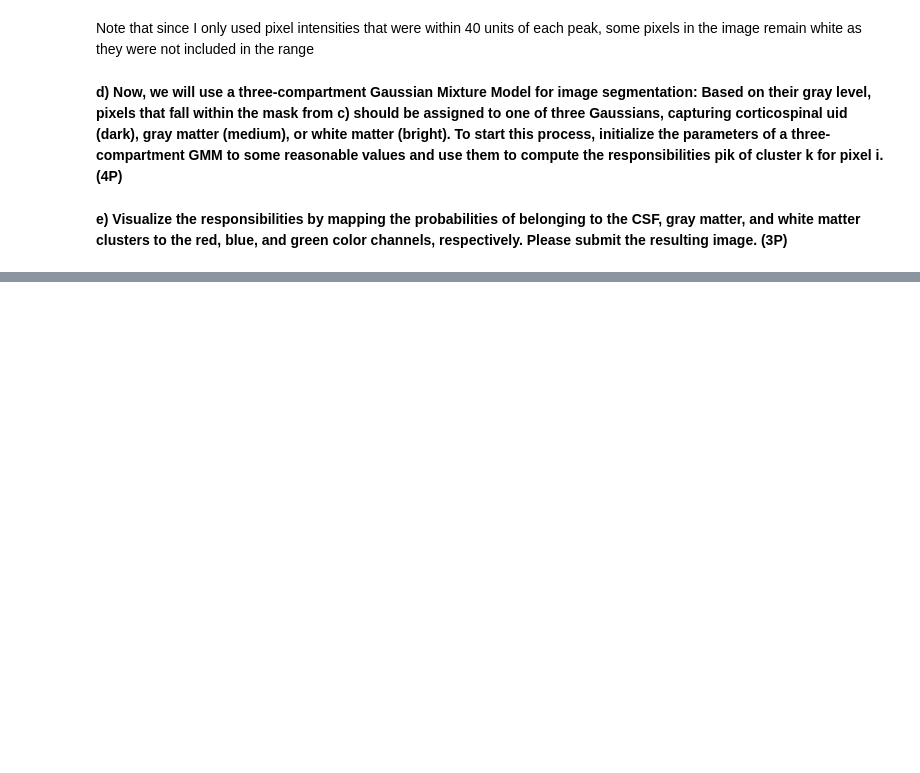
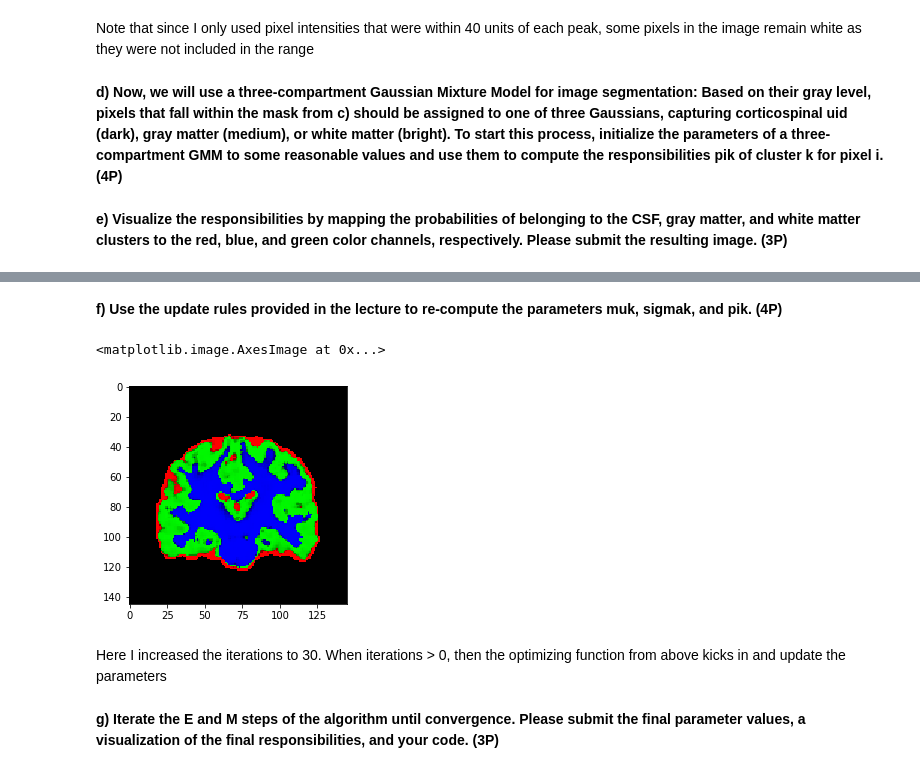
Before and after one commit to brucetony/VisComp, a Jupyter notebook: vclsi-4_Clustering-and-Img-Segmentation/vclsi-4-Schultz-Ibarra.ipynb, the cells around one changed output, grey strips where cells are left out. Cells and saved outputs as stored; diff of their text form; code cells hidden in the pictures; blank space fills up the shorter version.

```diff
--- a/vclsi-4_Clustering-and-Img-Segmentation/vclsi-4-Schultz-Ibarra.ipynb
+++ b/vclsi-4_Clustering-and-Img-Segmentation/vclsi-4-Schultz-Ibarra.ipynb
@@ -163,0 +261,31 @@ Image('GMM_image.png')
+# %% [markdown]
+**f) Use the update rules provided in the lecture to re-compute the parameters muk, sigmak, and pik. (4P)**
+# %%
+# Using my homemade GMM algorithm until convergence
+iter = 30
+mix_coeff, sigma, means, responsibilities = GMM_convergence(gmm_data, 3, iterations=iter, means_init=points_init)
+
+cluster_predictions = [np.argmax(sample) for sample in responsibilities]
+cluster_probabilities = [np.amax(sample) for sample in responsibilities]
+
+# Create masks for CSF, gray/white matter then assign them color layers
+csf_mask = pixel_cluster_matcher(binary_mask, cluster_predictions, 0)
+gray_mask = pixel_cluster_matcher(binary_mask, cluster_predictions, 1)
+white_mask = pixel_cluster_matcher(binary_mask, cluster_predictions, 2)
+
+gmm_img[csf_mask] = [255, 0, 0]
+gmm_img[gray_mask] = [0, 255, 0]
+gmm_img[white_mask] = [0, 0, 255]
+
+# Multiply each value by the probability of that pixel belonging to that class (darker == less probable)
+gmm_img[binary_mask] = [[value*cluster_probabilities[i] for value in pixel] for i, pixel in enumerate(gmm_img[binary_mask])]
+
+plt.imshow(gmm_img)
+# %% [output]
+<matplotlib.image.AxesImage at 0x...>
+[figure, added]
+# %% [markdown]
+Here I increased the iterations to 30. When iterations > 0, then the optimizing function from above kicks in and update the parameters
+# %% [markdown]
+**g) Iterate the E and M steps of the algorithm until convergence. Please submit the final parameter
+values, a visualization of the final responsibilities, and your code. (3P)**
```
Also changed, not shown: parts of 12 cells of this notebook, 1 other file.
